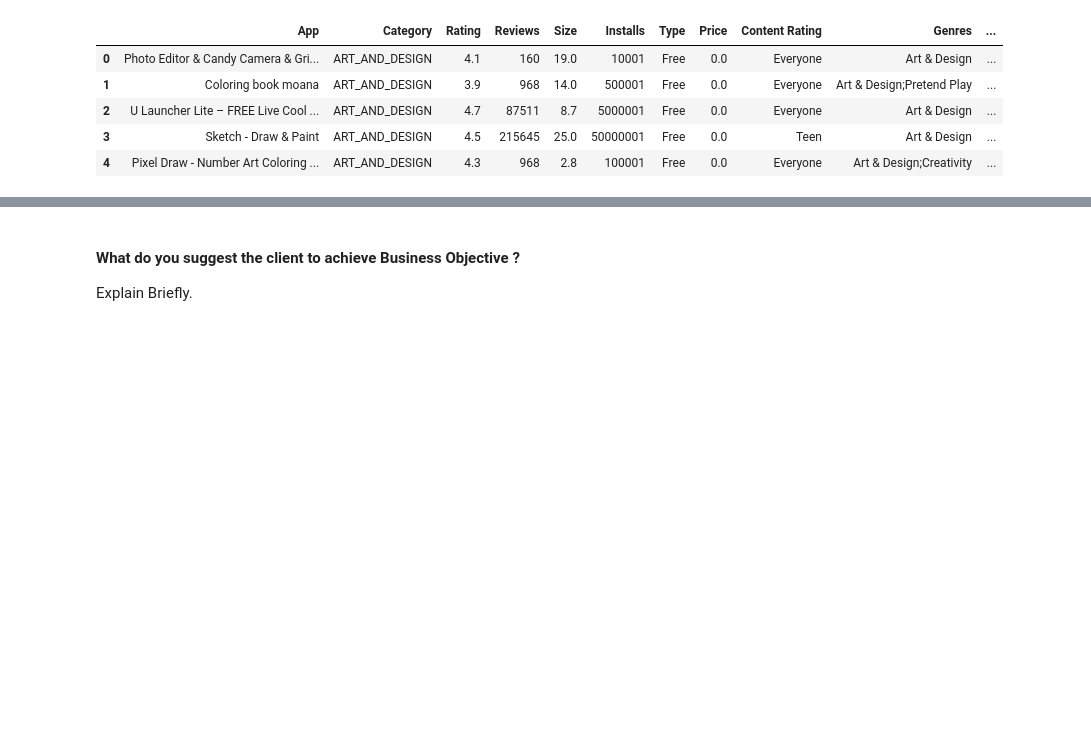
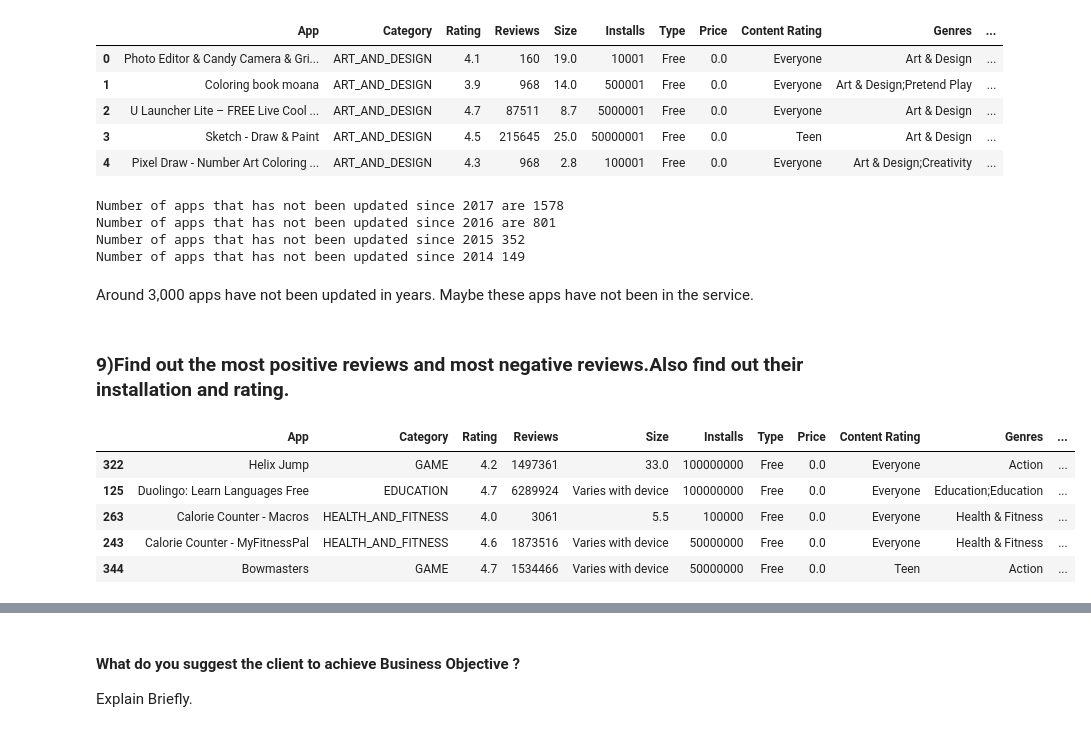
Before and after one commit to shubhsk321go/EDA_capstone_project_playStore_Analysis, a Jupyter notebook: Copy_of_Sample_EDA_Submission_Template.ipynb, the cells around one changed output, grey strips where cells are left out. Drawn from its saved outputs; the diff is of its cells as text; code cells hidden in the pictures; blank space fills up the shorter version.

```diff
--- a/Copy_of_Sample_EDA_Submission_Template.ipynb
+++ b/Copy_of_Sample_EDA_Submission_Template.ipynb
@@ -1858,3 +1858,27 @@ df_ps.head()
 | 2 | U Launcher Lite – FREE Live Cool ... | ART_AND_DESIGN | 4.7 | 87511 | 8.7 | 5000001 | Free | 0.0 | Everyone | Art & Design | ... |
 | 3 | Sketch - Draw & Paint | ART_AND_DESIGN | 4.5 | 215645 | 25.0 | 50000001 | Free | 0.0 | Teen | Art & Design | ... |
 | 4 | Pixel Draw - Number Art Coloring ... | ART_AND_DESIGN | 4.3 | 968 | 2.8 | 100001 | Free | 0.0 | Everyone | Art & Design;Creativity | ... |
+# %%
+print('Number of apps that has not been updated since 2017 are {}'.format(len(df_ps[df_ps['year'] < 2017])))
+print('Number of apps that has not been updated since 2016 are {}'.format(len(df_ps[df_ps['year'] < 2016])))
+print('Number of apps that has not been updated since 2015 {}'.format(len(df_ps[df_ps['year'] < 2015])))
+print('Number of apps that has not been updated since 2014 {}'.format(len(df_ps[df_ps['year'] < 2014])))
+# %% [output]
+Number of apps that has not been updated since 2017 are 1578
+Number of apps that has not been updated since 2016 are 801
+Number of apps that has not been updated since 2015 352
+Number of apps that has not been updated since 2014 149
+# %% [markdown]
+Around 3,000 apps have not been updated in years. Maybe these apps have not been in the service.
+# %% [markdown]
+### **9)Find out the most positive reviews and most negative reviews.Also find out their installation and rating.**
+# %%
+r_p=merged_df.sort_values(by='Positive_Sentiment',ascending=False).head()
+r_p
+# %% [output]
+|  | App | Category | Rating | Reviews | Size | Installs | Type | Price | Content Rating | Genres | ... |
+| 322 | Helix Jump | GAME | 4.2 | 1497361 | 33.0 | 100000000 | Free | 0.0 | Everyone | Action | ... |
+| 125 | Duolingo: Learn Languages Free | EDUCATION | 4.7 | 6289924 | Varies with device | 100000000 | Free | 0.0 | Everyone | Education;Education | ... |
+| 263 | Calorie Counter - Macros | HEALTH_AND_FITNESS | 4.0 | 3061 | 5.5 | 100000 | Free | 0.0 | Everyone | Health & Fitness | ... |
+| 243 | Calorie Counter - MyFitnessPal | HEALTH_AND_FITNESS | 4.6 | 1873516 | Varies with device | 50000000 | Free | 0.0 | Everyone | Health & Fitness | ... |
+| 344 | Bowmasters | GAME | 4.7 | 1534466 | Varies with device | 50000000 | Free | 0.0 | Teen | Action | ... |
```
Also changed, not shown: parts of 17 cells of this notebook.
